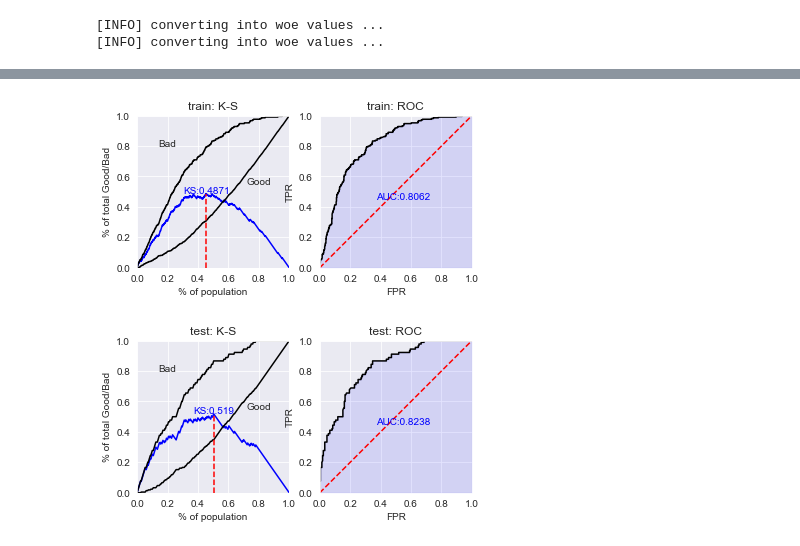
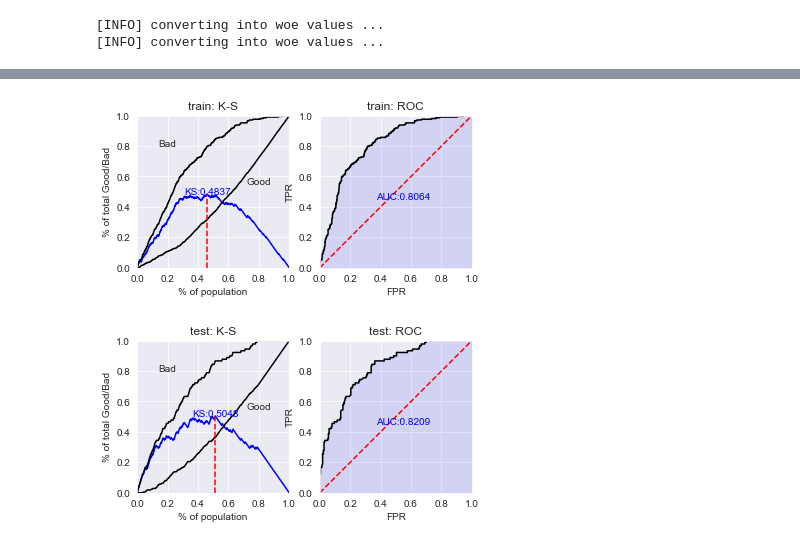
Before and after one commit to Alex0896/Credit-Scorecard-Project, a Jupyter notebook: Example Attempt 2/Scorecard Example 2.ipynb, the cells around one changed output, grey strips where cells are left out. Cells and saved outputs as stored; diff of their text form; code cells hidden in the pictures.

```diff
--- a/Example Attempt 2/Scorecard Example 2.ipynb
+++ b/Example Attempt 2/Scorecard Example 2.ipynb
@@ -223,8 +193,8 @@ X_train_new = train_woe_new.loc[:,train_woe_new.columns != 'Default']
 y_test_new = test_woe_new.loc[:,'Default']
 X_test_new = test_woe_new.loc[:,test_woe_new.columns != 'Default']
 # Fit logit model
-lr_new = sm.Logit(y_train_new, X_train_new)
-fit_new = lr_new.fit(method='bfgs', maxiter=10000)
+lr_new = LogisticRegression()
+lr_new.fit(X_train_new, y_train_new)
 # %% [output]
 [INFO] converting into woe values ...
 [INFO] converting into woe values ...
@@ -256,10 +202,10 @@ Logit Regression Results
 # %%
 # Get probabilities
-train_pred_new = lr_new.predict(fit_new.params, X_train_new)
-test_pred_new = lr_new.predict(fit_new.params, X_test_new)
+train_pred_new = lr_new.predict_proba(X_train_new)[:,1]
+test_pred_new = lr_new.predict_proba(X_test_new)[:,1]
 # Plot diagnositcs
 train_perf_new = sc.perf_eva(y_train_new, train_pred_new, title = "train")
 test_perf_new = sc.perf_eva(y_test_new, test_pred_new, title = "test")
 # %% [output]
 [figure]
-[figure, old version]
+[figure, new version]
```
Also changed, not shown: parts of 15 cells of this notebook.
